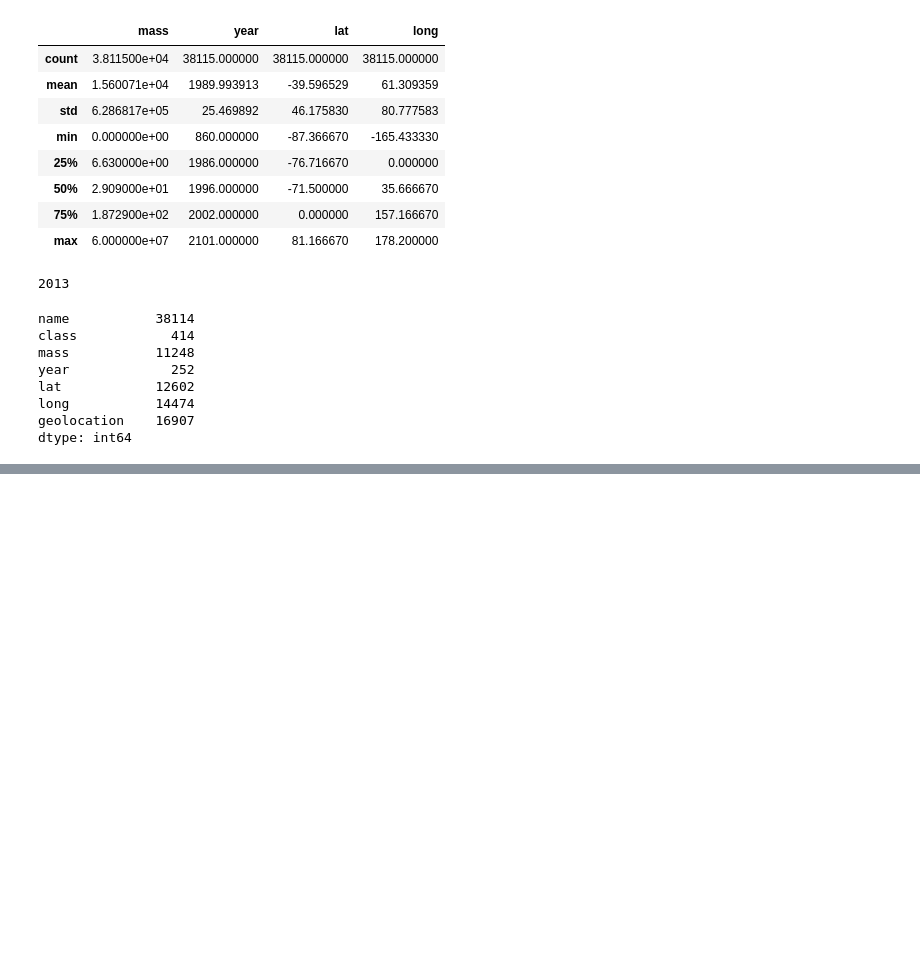
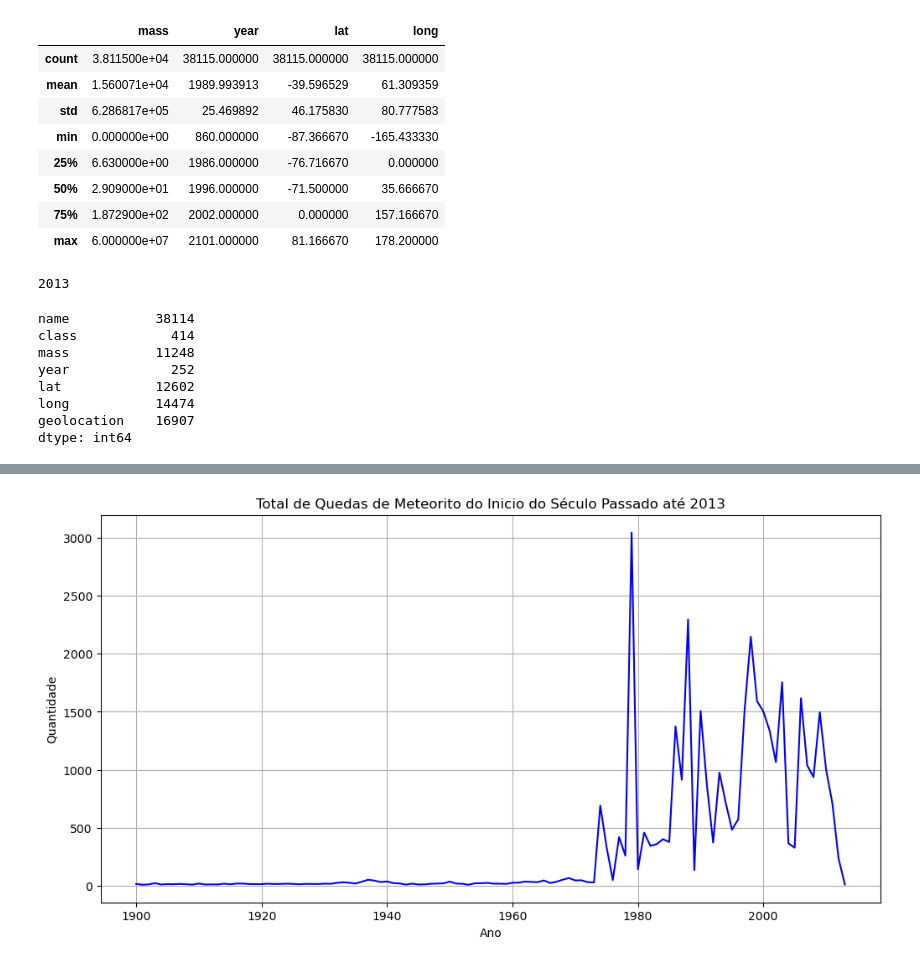
Before and after one commit to Thon20/ANALISE-METEORITOS, a Jupyter notebook: analise-meteoritos.ipynb, the cells around one changed output, grey strips where cells are left out. Cells and saved outputs as stored; diff of their text form; code cells hidden in the pictures; blank space fills up the shorter version.

```diff
--- a/analise-meteoritos.ipynb
+++ b/analise-meteoritos.ipynb
@@ -160,0 +186,4 @@ dtype: int64
+# %%
+# Total de queda de meteorito por ano a partir de 1900
+total_meteorito_ano_1900 = df[df['year'] >= 1900].groupby('year').size().reset_index(name = 'quantidade')
+total_meteorito_ano_1900.head()
@@ -160,0 +197,10 @@ dtype: int64
+# %%
+plt.figure(figsize = (12, 6))
+sns.lineplot(data = total_meteorito_ano_1900, x = 'year', y = 'quantidade', color = 'blue')
+plt.title('Total de Quedas de Meteorito do Inicio do Século Passado até 2013')
+plt.xlabel('Ano')
+plt.ylabel('Quantidade')
+plt.grid()
+plt.show();
+# %% [output]
+[figure, added]
```
Also changed, not shown: parts of 7 cells of this notebook.
